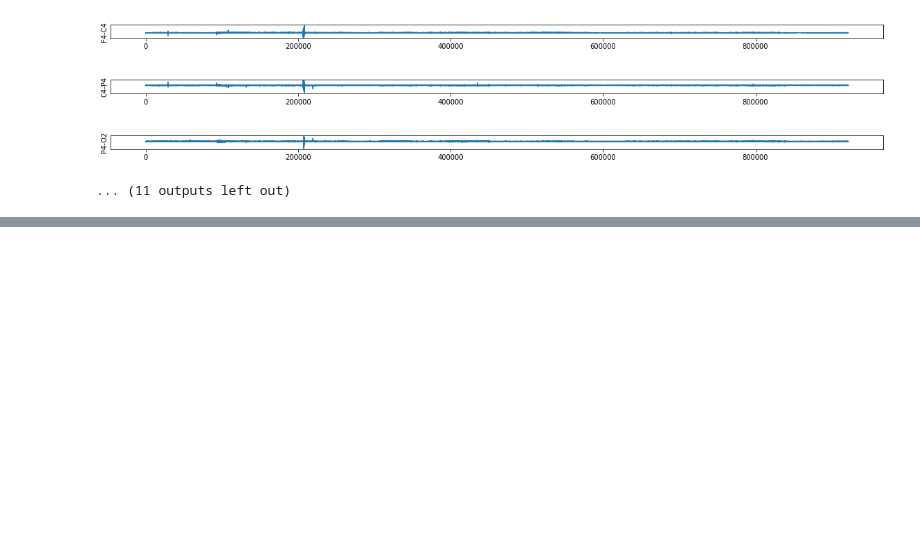
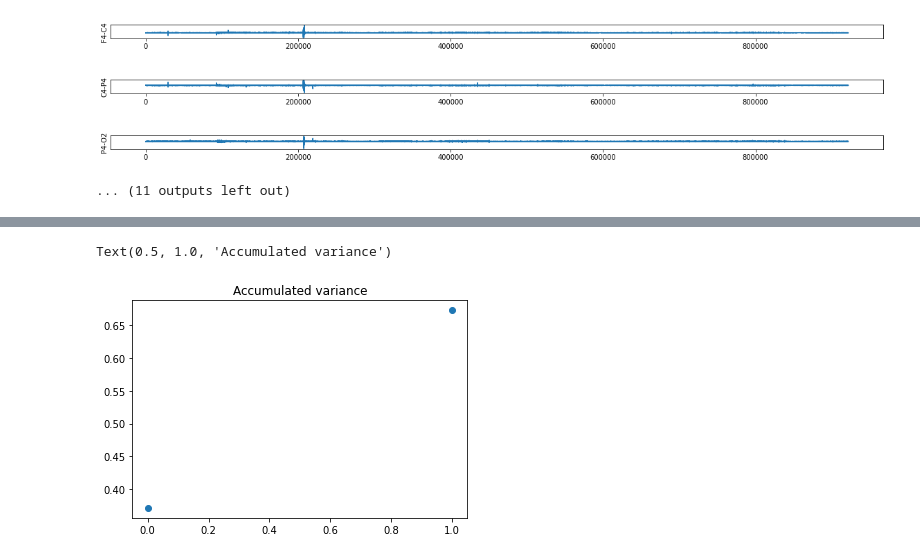
Before and after one commit to inamiotko/EEG_dimensiality_reduction, a Jupyter notebook: dimentiality_reduction.ipynb, the cells around one changed output, grey strips where cells are left out. Cells and saved outputs as stored; diff of their text form; code cells hidden in the pictures; blank space fills up the shorter version.

```diff
--- a/dimentiality_reduction.ipynb
+++ b/dimentiality_reduction.ipynb
@@ -69,0 +153,13 @@ for i in range (len(channels)):
+# %%
+# TSVD
+tsvd=TruncatedSVD()
+tsvd.fit(raw_data)
+cumsum=np.cumsum(tsvd.explained_variance_ratio_)
+# %%
+#plottting accumulated variance
+fig, ax = plt.subplots()
+ax.plot(cumsum,'o')
+ax.set_title('Accumulated variance')
+# %% [output]
+Text(0.5, 1.0, 'Accumulated variance')
+[figure, added]
```
Also changed, not shown: parts of 17 cells of this notebook.
